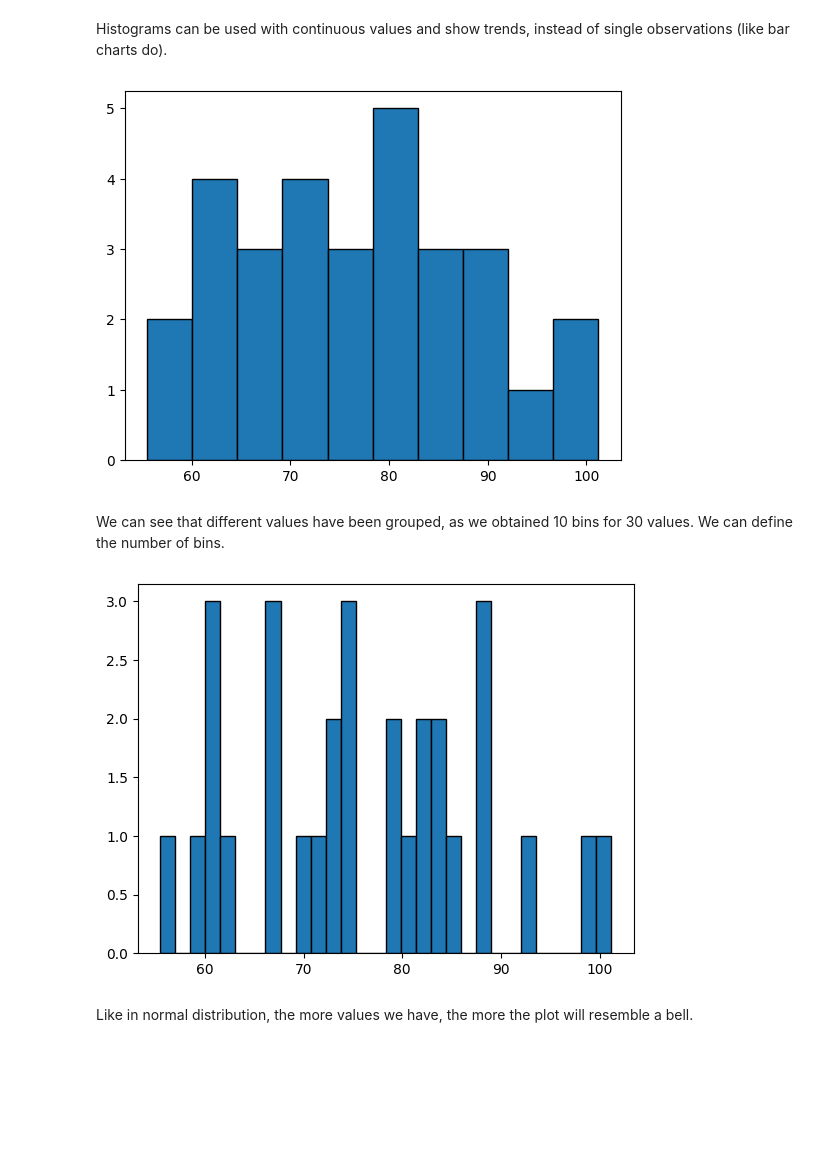
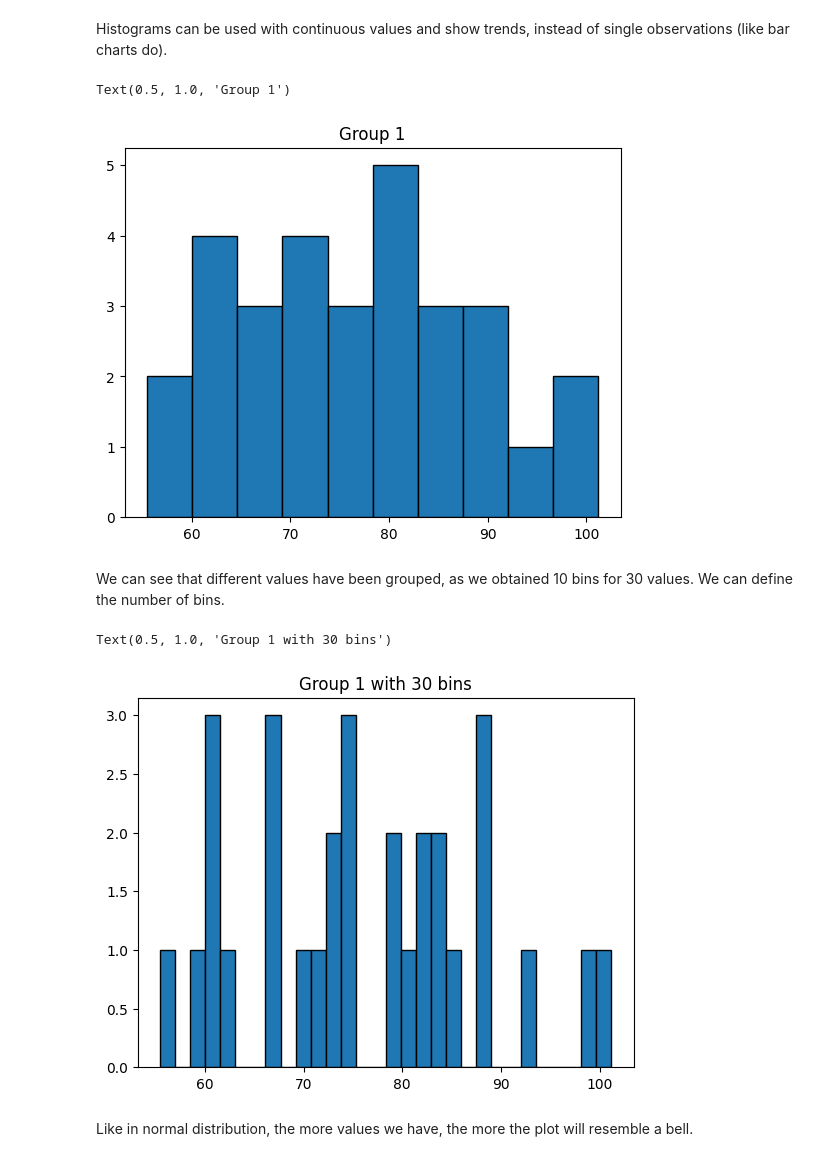
Before and after one commit to AnnaLoz28/principles_of_data_analytics, a Jupyter notebook: boxplots.ipynb, the cells around one changed output. Cells and saved outputs as stored; diff of their text form; code cells hidden in the pictures; blank space fills up the shorter version.

Commit message:
boxplots titles added

```diff
--- a/boxplots.ipynb
+++ b/boxplots.ipynb
@@ -79,15 +79,19 @@ print(group1)
 Histograms can be used with continuous values and show trends, instead of single observations (like bar charts do).
 # %%
 plt.hist(group1, edgecolor = "black"); #plot the histogram of the random numbers, with black edges
+plt.title('Group 1') #set the title of the plot
 # %% [output]
+Text(0.5, 1.0, 'Group 1')
-[figure, old version]
+[figure, new version]
 # %% [markdown]
 We can see that different values have been grouped, as we obtained 10 bins for 30 values.
 We can define the number of bins.
 # %%
 plt.hist(group1, bins=30, edgecolor = "black"); #plot the histogram of the random numbers, with black edges and 30 bins
+plt.title('Group 1 with 30 bins') #set the title of the plot
 # %% [output]
+Text(0.5, 1.0, 'Group 1 with 30 bins')
-[figure, old version]
+[figure, new version]
 # %% [markdown]
 Like in normal distribution, the more values we have, the more the plot will resemble a bell.
 # %%
```
Also changed, not shown: parts of 4 cells of this notebook.
